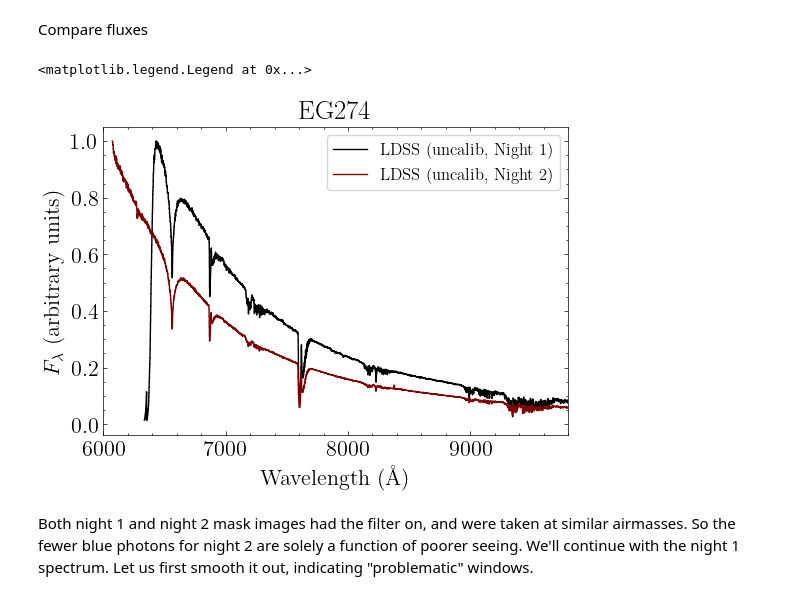
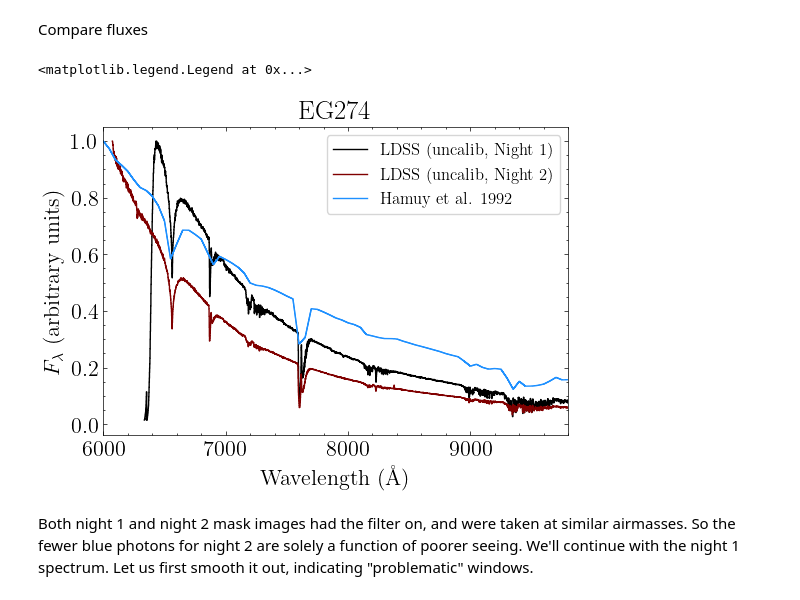
Before and after one commit to suyashk12/cgm_science, a Jupyter notebook: redshift_fitting/EG274.ipynb, the cells around one changed output. Drawn from its saved outputs; the diff is of its cells as text; code cells hidden in the pictures.

```diff
--- a/redshift_fitting/EG274.ipynb
+++ b/redshift_fitting/EG274.ipynb
@@ -80,20 +80,20 @@ flux_ref_interp = np.interp(wav_1, np.array(wav_ref[idx]), np.array(flux_ref[idx
 # %%
 fig, ax = plt.subplots(1, figsize=(6,4))
 
 ax.step(wav_1, flux_1/np.nanmax(flux_1), where='mid', label='LDSS (uncalib, Night 1)', color='black')
 ax.step(wav_2, flux_2/np.nanmax(flux_2), where='mid', label='LDSS (uncalib, Night 2)', color='maroon')
 
-#ax.step(wav_1, flux_ref_interp/np.max(flux_ref_interp), where='mid', label='Hamuy et al. 1992')
+ax.step(wav_1, flux_ref_interp/np.max(flux_ref_interp), where='mid', color='dodgerblue', label='Hamuy et al. 1992')
 
 ax.set_title('EG274')
 ax.set_xlabel('Wavelength (Å)')
 ax.set_ylabel(r'$F_\lambda$ (arbitrary units)')
 
 ax.set_xlim(6000,9800)
 ax.legend()
 # %% [output]
 <matplotlib.legend.Legend at 0x...>
-[figure, old version]
+[figure, new version]
 # %% [markdown]
 Both night 1 and night 2 mask images had the filter on, and were taken at similar airmasses. So the fewer blue photons for night 2 are solely a function of poorer seeing. We'll continue with the night 1 spectrum. Let us first smooth it out, indicating "problematic" windows.
 # %%
```
Also changed, not shown: parts of 6 cells of this notebook, 17 other files.
